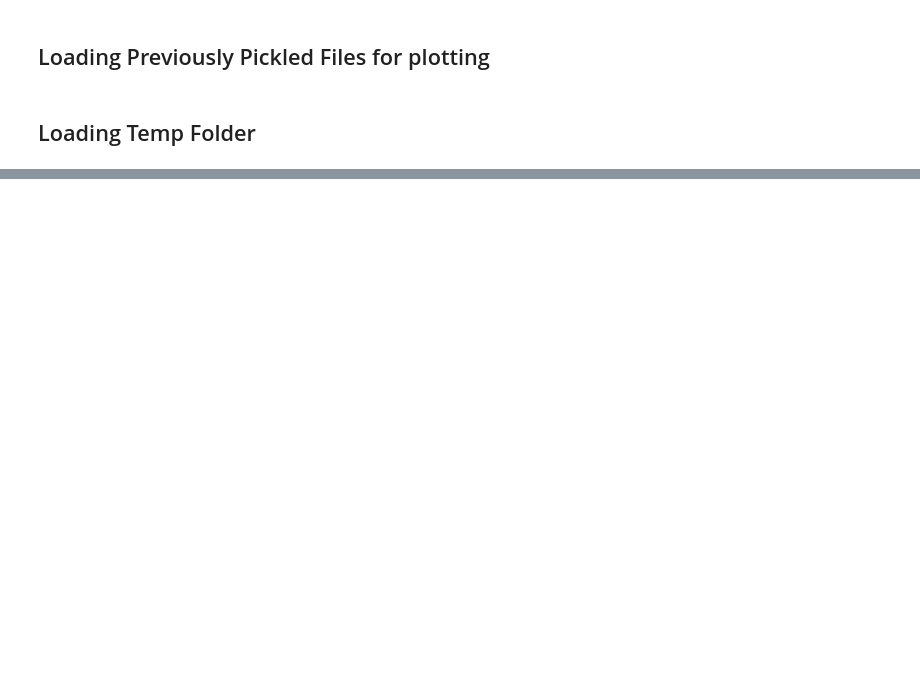
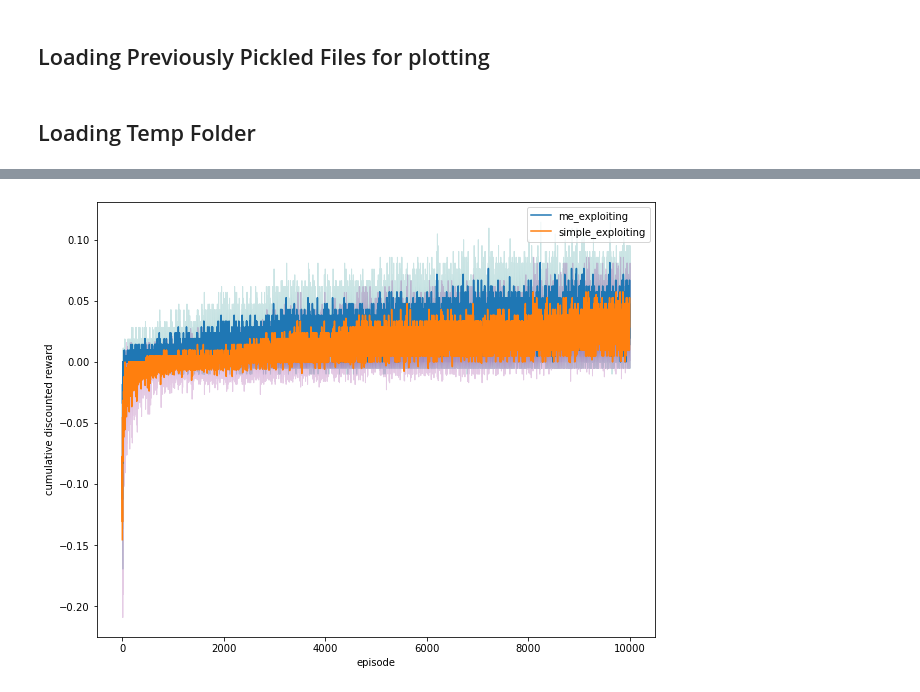
Before and after one commit to CCarissimo/RapidRL, a Jupyter notebook: run_epochs.ipynb, the cells around one changed output, grey strips where cells are left out. Drawn from its saved outputs; the diff is of its cells as text; code cells hidden in the pictures; blank space fills up the shorter version.

```diff
--- a/run_epochs.ipynb
+++ b/run_epochs.ipynb
@@ -226,3 +236,8 @@ Yn = np.transpose(yCIn)
+# %%
+results = (yn, yCIn, Yn, yg, yCIg, Yg)
+# %%
+with open ('Results/results_meq_willemsen_exploit', 'wb') as file:
+    cPickle.dump(results, file)
 # %%
 %matplotlib inline
 x = np.arange(0, 10000, 1)
@@ -244,0 +262,33 @@ plt.show()
+# %%
+with open ('Results/results_simpleq_willemsen_exploit', 'rb') as file:
+    simple = cPickle.load(file)
+# %%
+syn, syCIn, sYn, syg, syCIg, sYg = simple
+# %%
+%matplotlib inline
+x = np.arange(0, 10000, 1)
+
+fig, ax = plt.subplots(figsize=(10,8))
+explore = False
+
+if explore:
+    plt.plot(x, yn, label='me_exploring')
+    ax.fill_between(x, Yn[0], Yn[1], color='teal', alpha=.2)
+
+    plt.plot(x, syn, label='simple_exploring')
+    ax.fill_between(x, sYn[0], sYn[1], color='purple', alpha=.2)
+else:
+    plt.plot(x, yg, label='me_exploiting')
+    ax.fill_between(x, Yg[0], Yg[1], color='teal', alpha=.2)
+
+    plt.plot(x, syg, label='simple_exploiting')
+    ax.fill_between(x, sYg[0], sYg[1], color='purple', alpha=.2)
+
+plt.ylabel('cumulative discounted reward')
+plt.xlabel('episode')
+
+plt.legend()
+plt.savefig(f'results/combined_%s_WILLEMSEN_n[10000]_alpha[0.1]_gamma[0.9]_batch[10]_weights[exp_size_corrected]_exploit[True].png' % ('explore' if explore else 'exploit'))
+plt.show()
+# %% [output]
+[figure, added]
```
Also changed, not shown: parts of 7 cells of this notebook, 2 other files.
